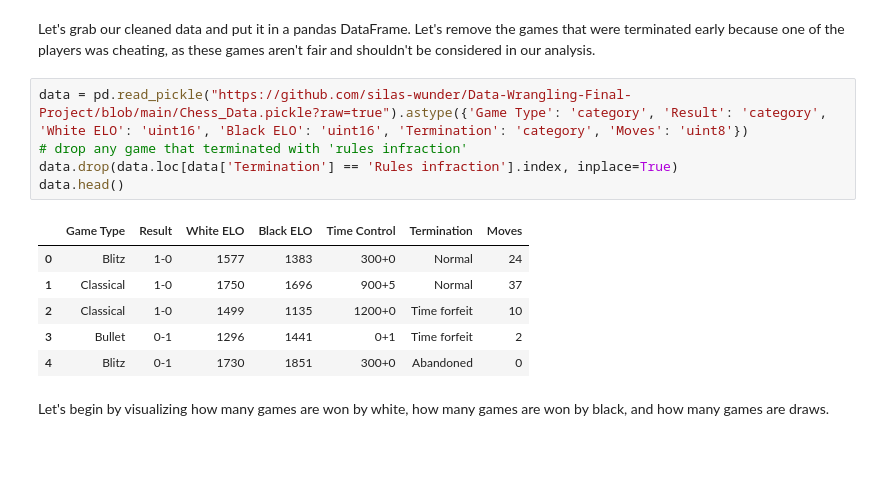
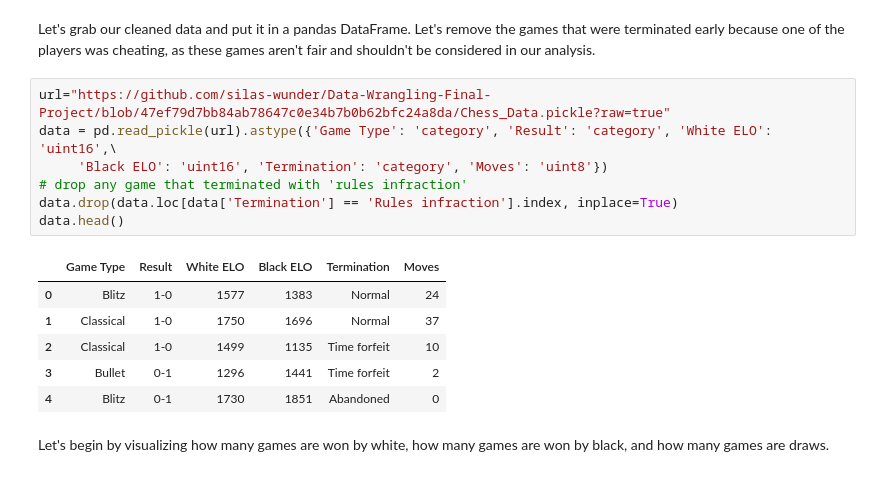
Before and after one commit to silas-wunder/Data-Wrangling-Final-Project, a Jupyter notebook: data_analysis.ipynb, the cells around one changed output. Saved outputs shown, nothing was run; the diff lists cells and outputs as text.

Commit message:
updated readability of data import

```diff
--- a/data_analysis.ipynb
+++ b/data_analysis.ipynb
@@ -9,17 +9,19 @@ import urllib.request
 # %% [markdown]
 Let's grab our cleaned data and put it in a pandas DataFrame. Let's remove the games that were terminated early because one of the players was cheating, as these games aren't fair and shouldn't be considered in our analysis.
 # %%
-data = pd.read_pickle("https://github.com/silas-wunder/Data-Wrangling-Final-Project/blob/main/Chess_Data.pickle?raw=true").astype({'Game Type': 'category', 'Result': 'category', 'White ELO': 'uint16', 'Black ELO': 'uint16', 'Termination': 'category', 'Moves': 'uint8'})
+url="https://github.com/silas-wunder/Data-Wrangling-Final-Project/blob/47ef79d7bb84ab78647c0e34b7b0b62bfc24a8da/Chess_Data.pickle?raw=true"
+data = pd.read_pickle(url).astype({'Game Type': 'category', 'Result': 'category', 'White ELO': 'uint16',\
+     'Black ELO': 'uint16', 'Termination': 'category', 'Moves': 'uint8'})
 # drop any game that terminated with 'rules infraction'
 data.drop(data.loc[data['Termination'] == 'Rules infraction'].index, inplace=True)
 data.head()
 # %% [output]
-|  | Game Type | Result | White ELO | Black ELO | Time Control | Termination | Moves |
-| 0 | Blitz | 1-0 | 1577 | 1383 | 300+0 | Normal | 24 |
-| 1 | Classical | 1-0 | 1750 | 1696 | 900+5 | Normal | 37 |
-| 2 | Classical | 1-0 | 1499 | 1135 | 1200+0 | Time forfeit | 10 |
-| 3 | Bullet | 0-1 | 1296 | 1441 | 0+1 | Time forfeit | 2 |
-| 4 | Blitz | 0-1 | 1730 | 1851 | 300+0 | Abandoned | 0 |
+|  | Game Type | Result | White ELO | Black ELO | Termination | Moves |
+| 0 | Blitz | 1-0 | 1577 | 1383 | Normal | 24 |
+| 1 | Classical | 1-0 | 1750 | 1696 | Normal | 37 |
+| 2 | Classical | 1-0 | 1499 | 1135 | Time forfeit | 10 |
+| 3 | Bullet | 0-1 | 1296 | 1441 | Time forfeit | 2 |
+| 4 | Blitz | 0-1 | 1730 | 1851 | Abandoned | 0 |
 # %% [markdown]
 Let's begin by visualizing how many games are won by white, how many games are won by black, and how many games are draws.
 # %%
```
